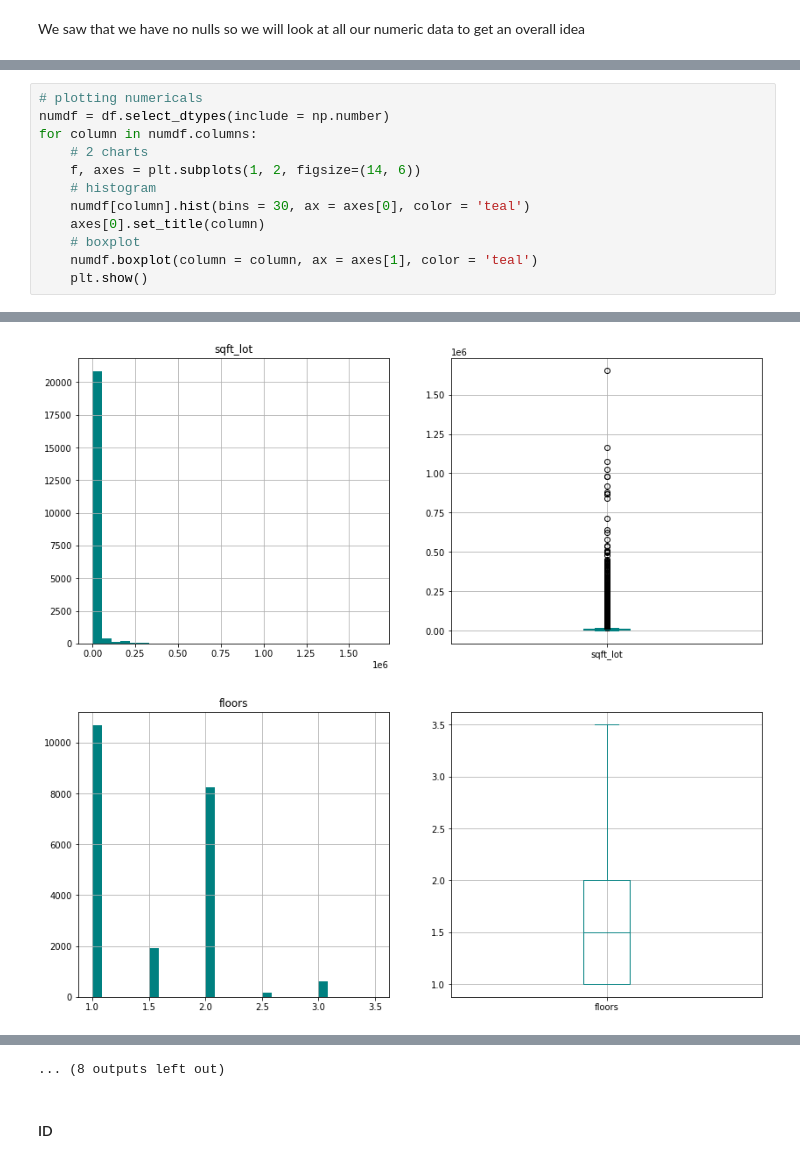
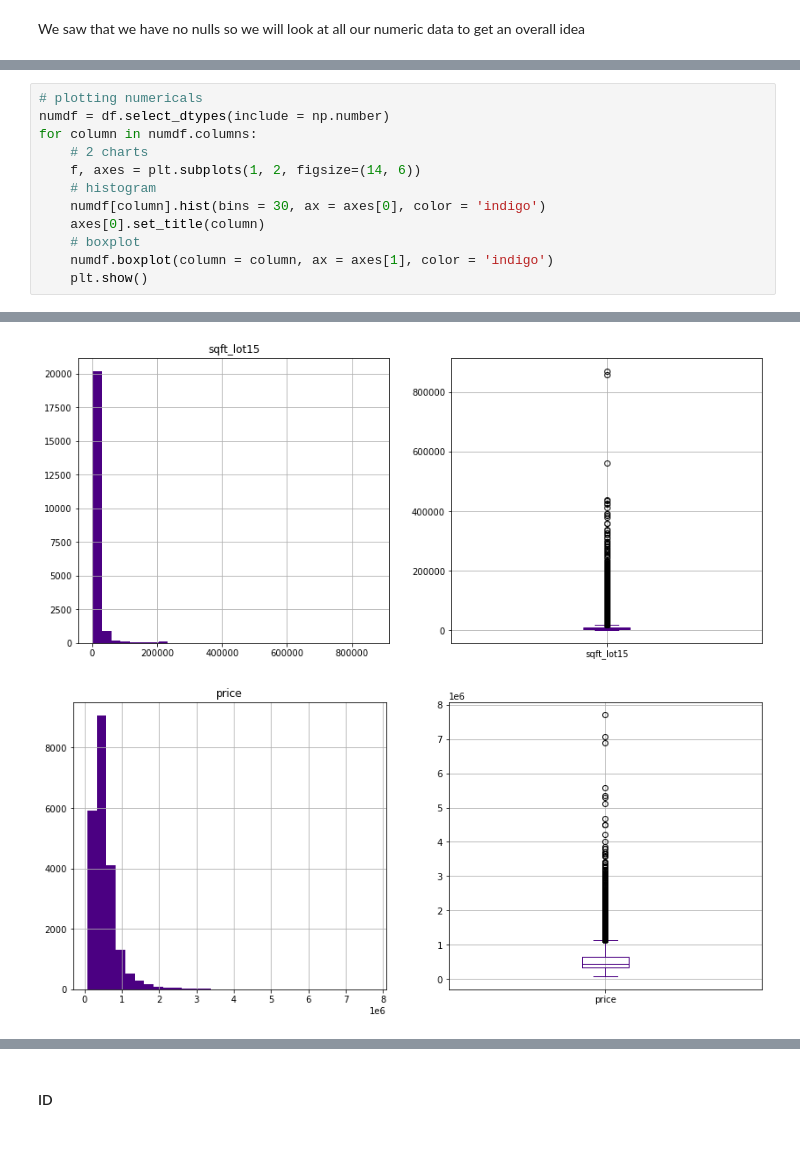
Before and after one commit to nomaditect/mid_bootcamp_project, a Jupyter notebook: code/Regression Project.ipynb, the cells around one changed output, grey strips where cells are left out. Cells and saved outputs as stored; diff of their text form.

```diff
--- a/code/Regression Project.ipynb
+++ b/code/Regression Project.ipynb
@@ -89,9 +89,9 @@ for column in numdf.columns:
     # 2 charts
     f, axes = plt.subplots(1, 2, figsize=(14, 6))
     # histogram
-    numdf[column].hist(bins = 30, ax = axes[0], color = 'teal')
+    numdf[column].hist(bins = 30, ax = axes[0], color = 'indigo')
     axes[0].set_title(column)
     # boxplot
-    numdf.boxplot(column = column, ax = axes[1], color = 'teal')
+    numdf.boxplot(column = column, ax = axes[1], color = 'indigo')
     plt.show()
 # %% [output]
@@ -102,2 +102,2 @@ for column in numdf.columns:
-[figure, old version]
+[figure, new version]
-[figure, old version]
+[figure, new version]
@@ -110,4 +105,3 @@ for column in numdf.columns:
-... (8 outputs left out)
 # %% [markdown]
 #### ID
 # %% [markdown]
```
Also changed, not shown: parts of 76 cells of this notebook.
